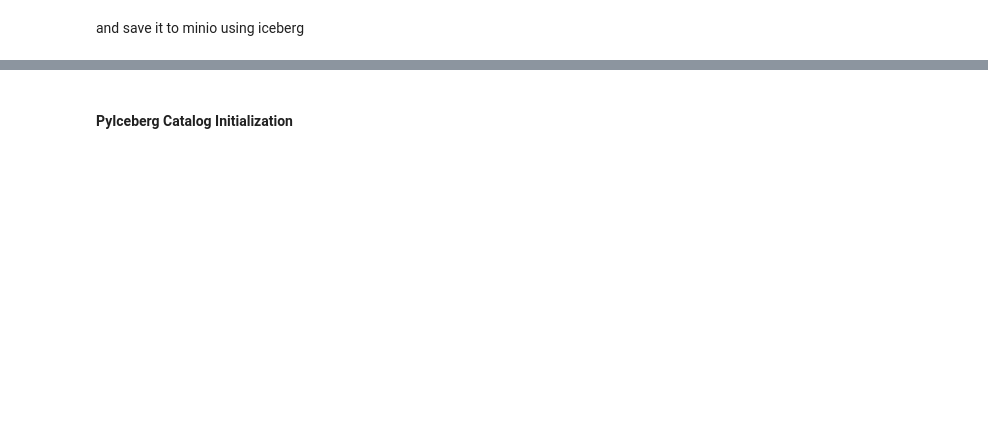
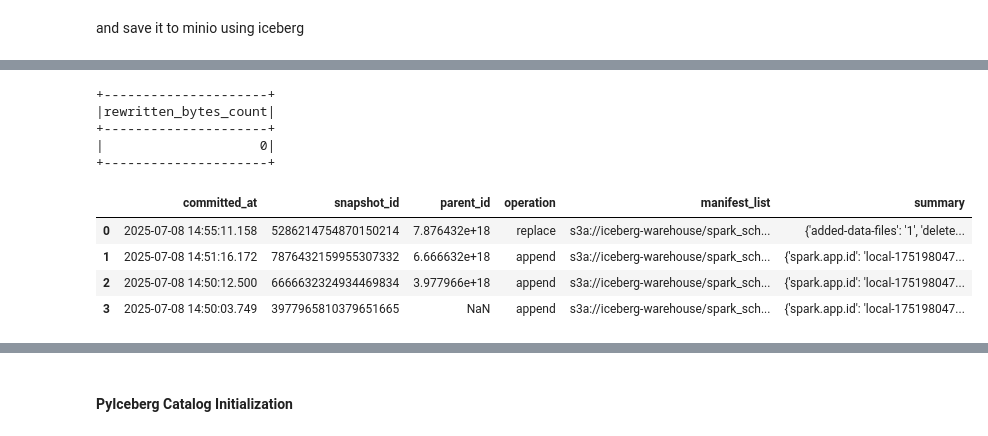
Before and after one commit to matejkratochvil/datalakehouse-iceberg-jdbc, a Jupyter notebook: notebooks/03-pyiceberg.ipynb, the cells around one changed output, grey strips where cells are left out. Saved outputs shown, nothing was run; the diff lists cells and outputs as text; code cells hidden in the pictures; blank space fills up the shorter version.

```diff
--- a/notebooks/03-pyiceberg.ipynb
+++ b/notebooks/03-pyiceberg.ipynb
@@ -43,9 +30,9 @@ from pyspark.sql import SparkSession
 # %%
 spark = (SparkSession
          .builder
-         .master("local[*]")
+         .master("local[4]")
          .config("spark.executor.memory", "6g")
-         .config("spark.driver.memory", "4g")
+         .config("spark.driver.memory", "6g")
          .appName("pyiceberg")
         ).getOrCreate()
 # %% [output]
@@ -215,0 +261,16 @@ spark.sparkContext.uiWebUrl
+# %%
+result_df.select('rewritten_bytes_count').show()
+# %% [output]
++---------------------+
+|rewritten_bytes_count|
++---------------------+
+|                    0|
++---------------------+
+# %%
+spark.sql("SELECT * FROM iceberg_jdbc.spark_schema.elspotprices2.snapshots ORDER BY committed_at DESC").toPandas()
+# %% [output]
+|  | committed_at | snapshot_id | parent_id | operation | manifest_list | summary |
+| 0 | 2025-07-08 14:55:11.158 | 5286214754870150214 | 7.876432e+18 | replace | s3a://iceberg-warehouse/spark_sch... | {'added-data-files': '1', 'delete... |
+| 1 | 2025-07-08 14:51:16.172 | 7876432159955307332 | 6.666632e+18 | append | s3a://iceberg-warehouse/spark_sch... | {'spark.app.id': 'local-175198047... |
+| 2 | 2025-07-08 14:50:12.500 | 6666632324934469834 | 3.977966e+18 | append | s3a://iceberg-warehouse/spark_sch... | {'spark.app.id': 'local-175198047... |
+| 3 | 2025-07-08 14:50:03.749 | 3977965810379651665 | NaN | append | s3a://iceberg-warehouse/spark_sch... | {'spark.app.id': 'local-175198047... |
```
Also changed, not shown: parts of 137 cells of this notebook, 18 other files.
